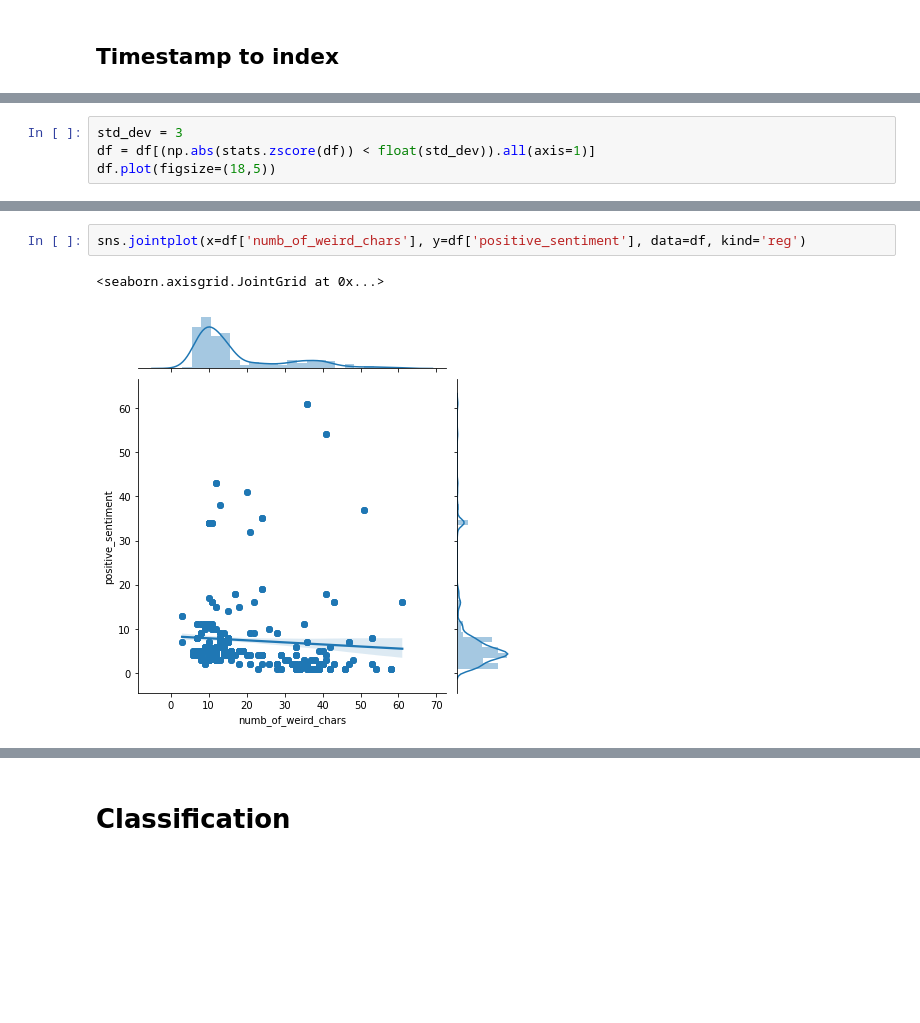
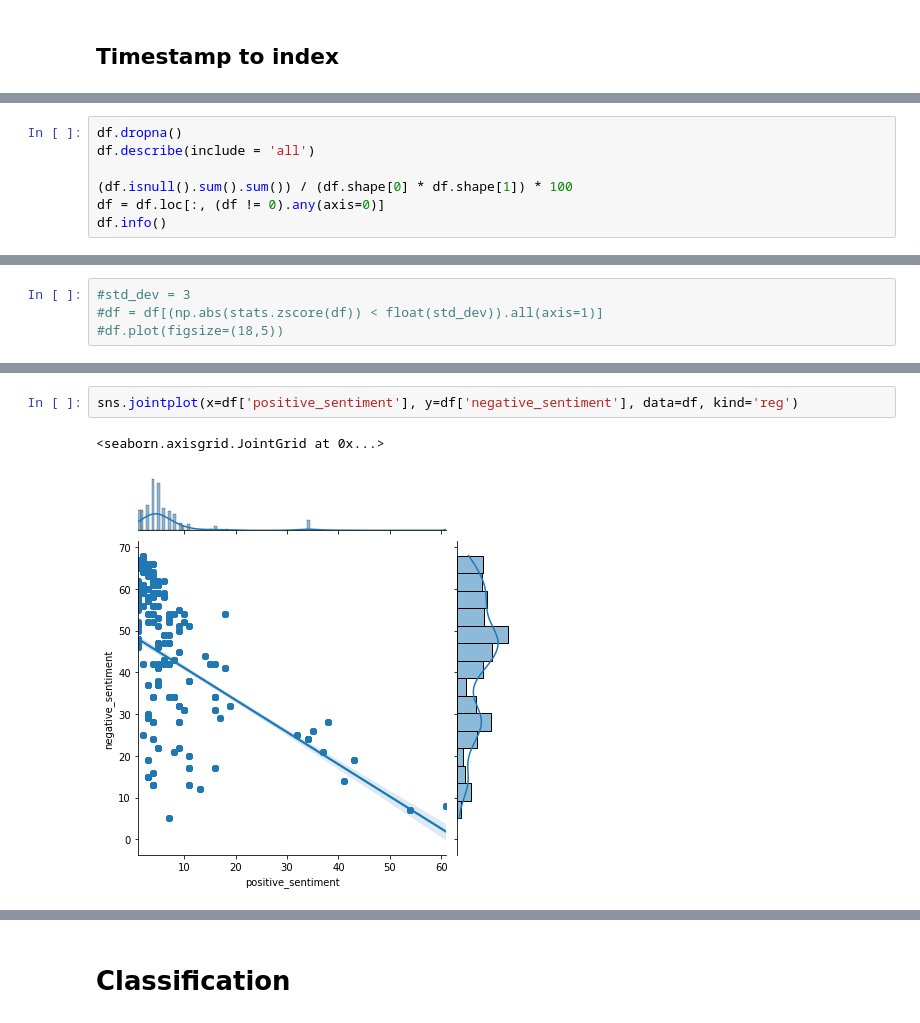
Before and after one commit to glasgowm148/Calamity, a Jupyter notebook: src/python/notebooks/src/Play-Python.ipynb, the cells around one changed output, grey strips where cells are left out. Saved outputs shown, nothing was run; the diff lists cells and outputs as text; blank space fills up the shorter version.

```diff
--- a/src/python/notebooks/src/Play-Python.ipynb
+++ b/src/python/notebooks/src/Play-Python.ipynb
@@ -505,0 +622,7 @@ print(scores)
+# %%
+df.dropna()
+df.describe(include = 'all')
+
+(df.isnull().sum().sum()) / (df.shape[0] * df.shape[1]) * 100
+df = df.loc[:, (df != 0).any(axis=0)]
+df.info()
@@ -506,4 +649,4 @@ print(scores)
 # %%
-std_dev = 3
-df = df[(np.abs(stats.zscore(df)) < float(std_dev)).all(axis=1)]
-df.plot(figsize=(18,5))
+#std_dev = 3
+#df = df[(np.abs(stats.zscore(df)) < float(std_dev)).all(axis=1)]
+#df.plot(figsize=(18,5))
@@ -588,5 +734,5 @@ ValueError: Found input variables with inconsistent numbers of samples: [5523, 1
 # %%
-sns.jointplot(x=df['numb_of_weird_chars'], y=df['positive_sentiment'], data=df, kind='reg')
+sns.jointplot(x=df['positive_sentiment'], y=df['negative_sentiment'], data=df, kind='reg')
 # %% [output]
 <seaborn.axisgrid.JointGrid at 0x...>
-[figure, old version]
+[figure, new version]
```
Also changed, not shown: parts of 76 cells of this notebook, 16 other files.
